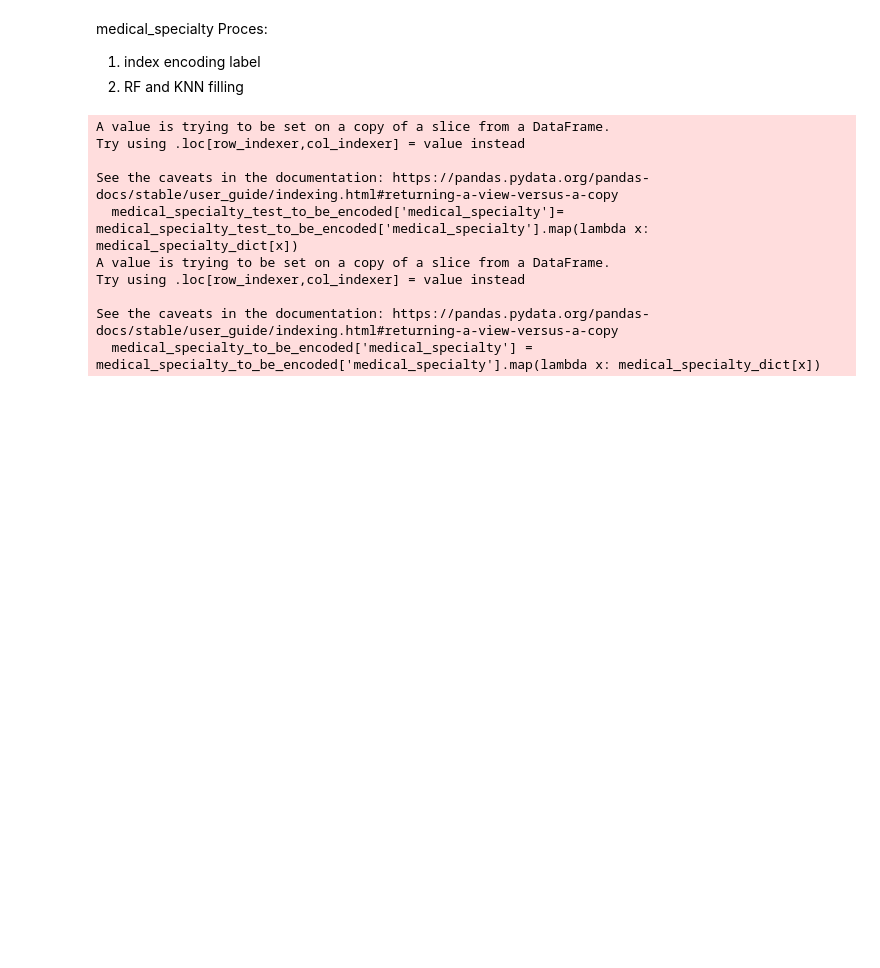
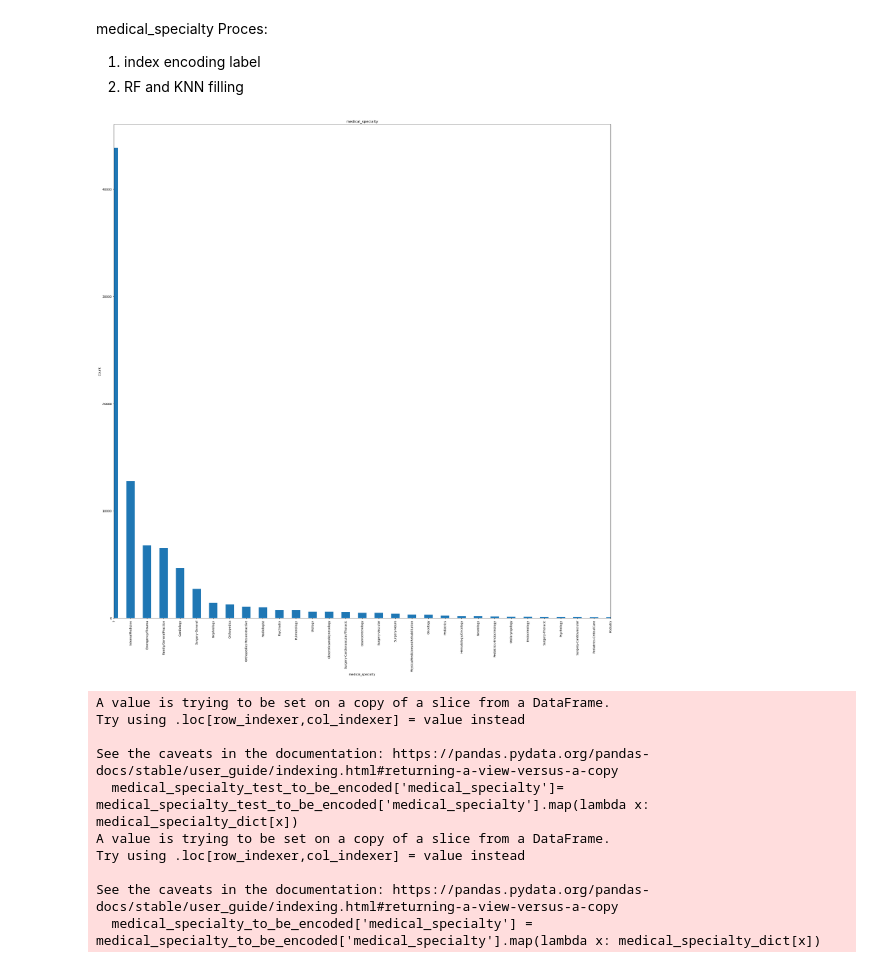
Before and after one commit to 535A59/BENG0019-group-E, a Jupyter notebook: diabets_prediction.ipynb, the cells around one changed output. Drawn from its saved outputs; the diff is of its cells as text; code cells hidden in the pictures; blank space fills up the shorter version.

```diff
--- a/diabets_prediction.ipynb
+++ b/diabets_prediction.ipynb
@@ -512,6 +526,19 @@ See the caveats in the documentation: https://pandas.pydata.org/pandas-docs/stab
 medical_specialty Proces:
 1. index encoding label
 2. RF and KNN filling
+# %%
+df_encoded['medical_specialty'].value_counts().plot(kind='bar',figsize=(30, 30))
+
+
+plt.title('medical_specialty')
+plt.xlabel('medical_specialty')
+
+plt.ylabel('Count')
+plt.xlim(0,30)
+
+plt.show()
+# %% [output]
+[figure, added]
 # %%
 train_medical_specialty = df_encoded["medical_specialty"].unique()
 test_medical_specialty = df_test_encoded["medical_specialty"].unique()
```
Also changed, not shown: parts of 44 cells of this notebook.
